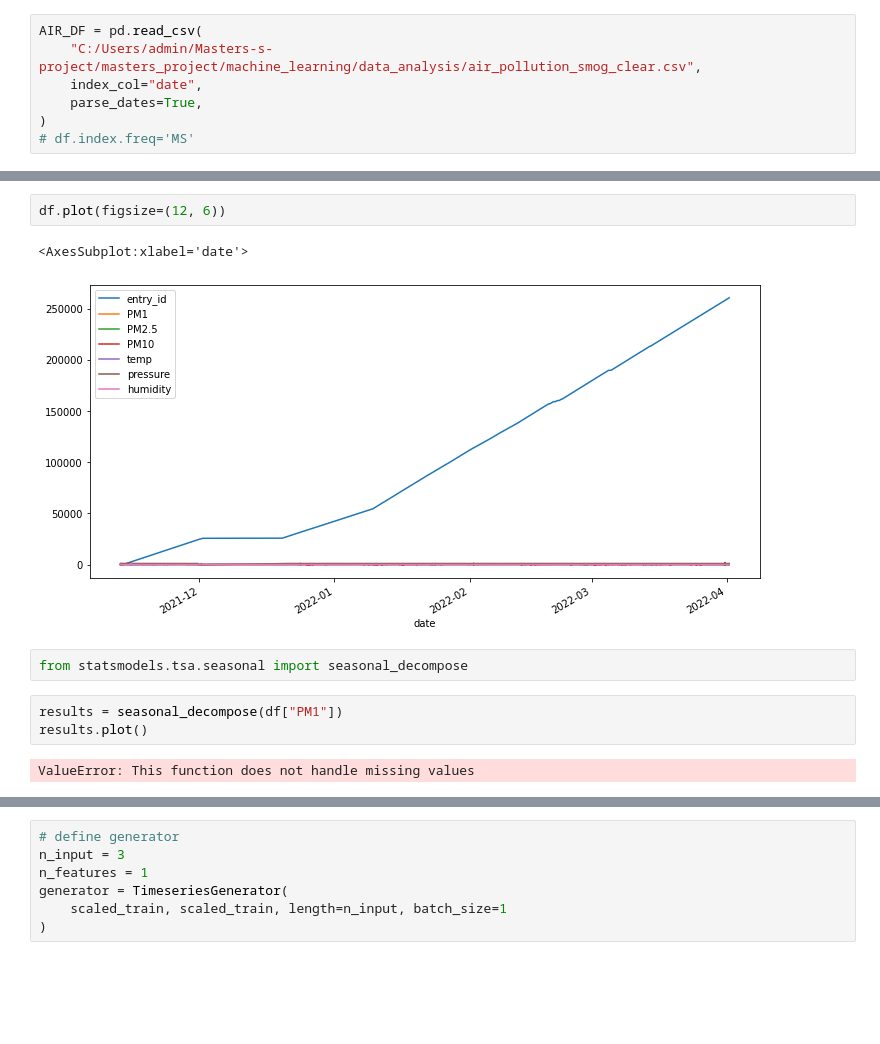
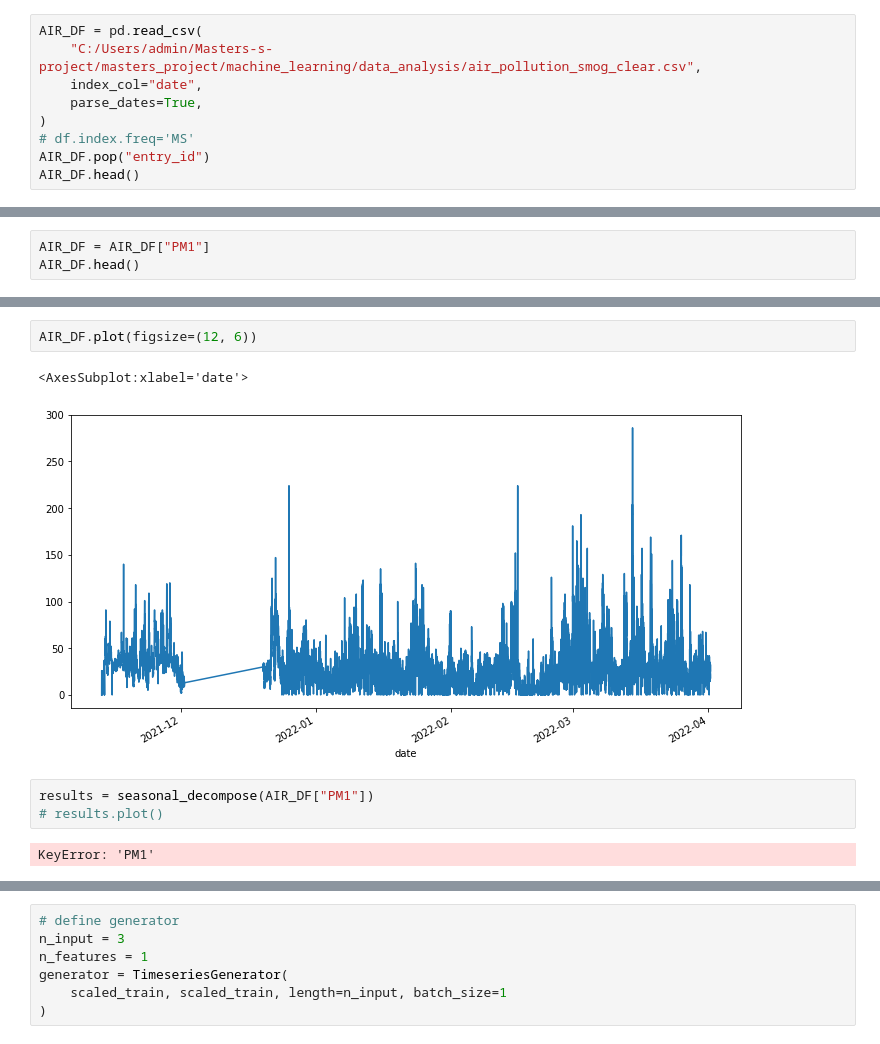
Before and after one commit to PawWitGit/Masters-s-project, a Jupyter notebook: masters_project/machine_learning/prediction/training_air_poll_loss.ipynb, the cells around one changed output, grey strips where cells are left out. Saved outputs shown, nothing was run; the diff lists cells and outputs as text; blank space fills up the shorter version.

```diff
--- a/masters_project/machine_learning/prediction/training_air_poll_loss.ipynb
+++ b/masters_project/machine_learning/prediction/training_air_poll_loss.ipynb
@@ -9,3 +15,5 @@ AIR_DF = pd.read_csv(
     parse_dates=True,
 )
 # df.index.freq='MS'
+AIR_DF.pop("entry_id")
+AIR_DF.head()
@@ -57,0 +41,3 @@ df.head()
+# %%
+AIR_DF = AIR_DF["PM1"]
+AIR_DF.head()
@@ -58,13 +52,11 @@ df.head()
 # %%
-df.plot(figsize=(12, 6))
+AIR_DF.plot(figsize=(12, 6))
 # %% [output]
 <AxesSubplot:xlabel='date'>
-[figure, old version]
+[figure, new version]
-# %%
-from statsmodels.tsa.seasonal import seasonal_decompose
 # %%
-results = seasonal_decompose(df["PM1"])
-results.plot()
+results = seasonal_decompose(AIR_DF["PM1"])
+# results.plot()
 # %% [output]
-ValueError: This function does not handle missing values
+KeyError: 'PM1'
 # %%
```
Also changed, not shown: parts of 23 cells of this notebook, 25 other files.
